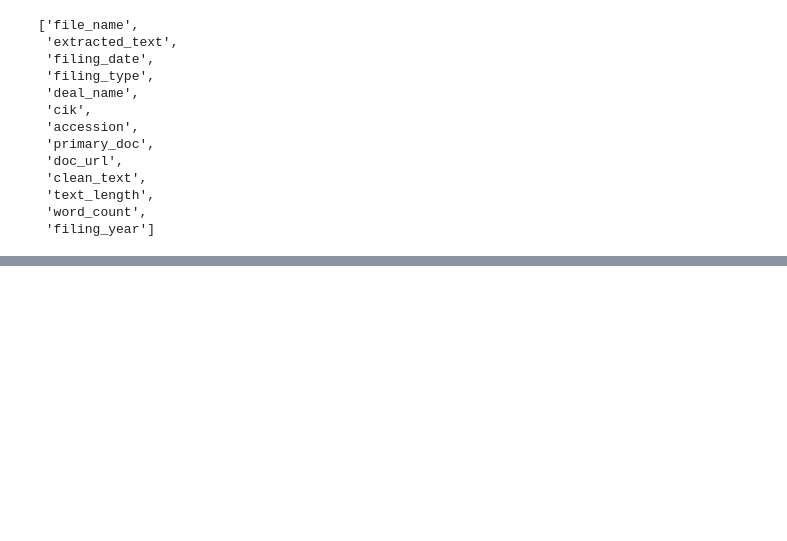
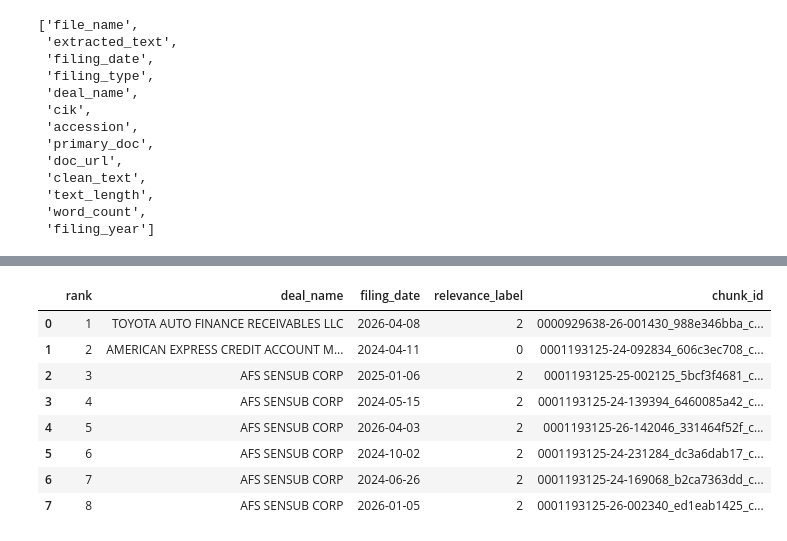
Before and after one commit to Break-Through-Tech/PIMCO-1C-ai-surveillance-analysis-based-on-abs-prospectuses, a Jupyter notebook: notebooks/btt_ai_fall_studio_pimco_1c.ipynb, the cells around one changed output, grey strips where cells are left out. Cells and saved outputs as stored; diff of their text form; code cells hidden in the pictures; blank space fills up the shorter version.

```diff
--- a/notebooks/btt_ai_fall_studio_pimco_1c.ipynb
+++ b/notebooks/btt_ai_fall_studio_pimco_1c.ipynb
@@ -728,0 +2329,71 @@ df.columns.tolist()
+# %%
+cross_review = cross_deal_results.copy().reset_index(drop=True)
+
+cross_review.insert(
+    0, "rank",
+    range(1, len(cross_review) + 1)
+)
+
+# Preliminary labels based on manual passage review
+# 2 = Directly relevant
+# 1 = Partially relevant
+# 0 = Irrelevant
+
+labels = {
+    1: 2,
+    2: 0,
+    3: 2,
+    4: 2,
+    5: 2,
+    6: 2,
+    7: 2,
+    8: 2
+}
+
+assert len(cross_review) == 8, (
+    "Expected 8 results. Verify rankings before applying labels."
+)
+
+cross_review["relevance_label"] = (
+    cross_review["rank"].map(labels)
+)
+
+# Calculate precision at k
+def precision_at_k(df, k):
+    top_k = df.sort_values("rank").head(k)
+
+    relevant = (
+        top_k["relevance_label"] == 2
+    ).sum()
+
+    return relevant / len(top_k)
+
+print("Cross-deal retrieval evaluation")
+print("-" * 40)
+
+print("Precision@5:",
+      round(precision_at_k(cross_review, 5), 3))
+
+print("Precision@8:",
+      round(precision_at_k(cross_review, 8), 3))
+
+# Save labels without overwriting the original review
+evaluation_path = (
+    processed_data /
+    "cross_deal_retrieval_labeled.csv"
+)
+
+cross_review.to_csv(
+    evaluation_path,
+    index=False
+)
+
+print("\nSaved:", evaluation_path)
+
+display(
+    cross_review[
+        ["rank", "deal_name", "filing_date",
+         "relevance_label", "chunk_id"]
+    ]
+)
+# %% [output]
@@ -728,0 +2406,9 @@ df.columns.tolist()
+|  | rank | deal_name | filing_date | relevance_label | chunk_id |
+| 0 | 1 | TOYOTA AUTO FINANCE RECEIVABLES LLC | 2026-04-08 | 2 | 0000929638-26-001430_988e346bba_c... |
+| 1 | 2 | AMERICAN EXPRESS CREDIT ACCOUNT M... | 2024-04-11 | 0 | 0001193125-24-092834_606c3ec708_c... |
+| 2 | 3 | AFS SENSUB CORP | 2025-01-06 | 2 | 0001193125-25-002125_5bcf3f4681_c... |
+| 3 | 4 | AFS SENSUB CORP | 2024-05-15 | 2 | 0001193125-24-139394_6460085a42_c... |
+| 4 | 5 | AFS SENSUB CORP | 2026-04-03 | 2 | 0001193125-26-142046_331464f52f_c... |
+| 5 | 6 | AFS SENSUB CORP | 2024-10-02 | 2 | 0001193125-24-231284_dc3a6dab17_c... |
+| 6 | 7 | AFS SENSUB CORP | 2024-06-26 | 2 | 0001193125-24-169068_b2ca7363dd_c... |
+| 7 | 8 | AFS SENSUB CORP | 2026-01-05 | 2 | 0001193125-26-002340_ed1eab1425_c... |
```
Also changed, not shown: parts of 35 cells of this notebook, 1 other file.
